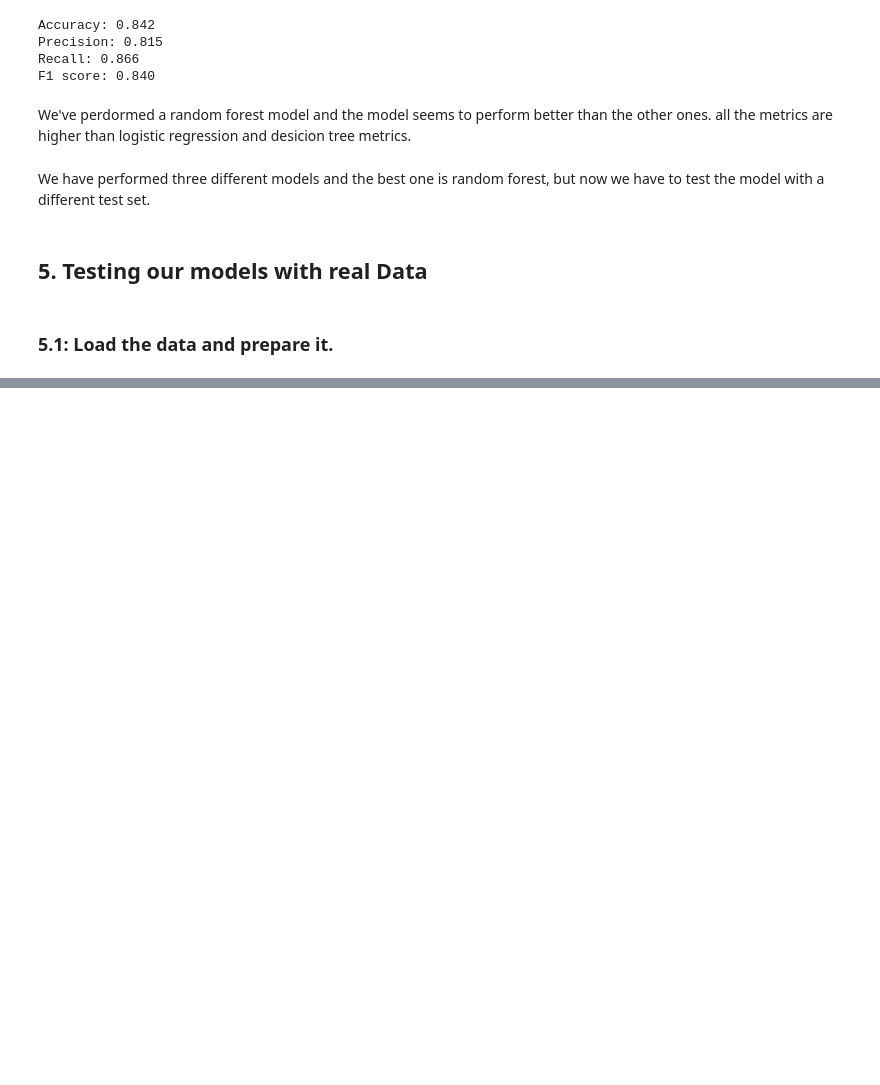
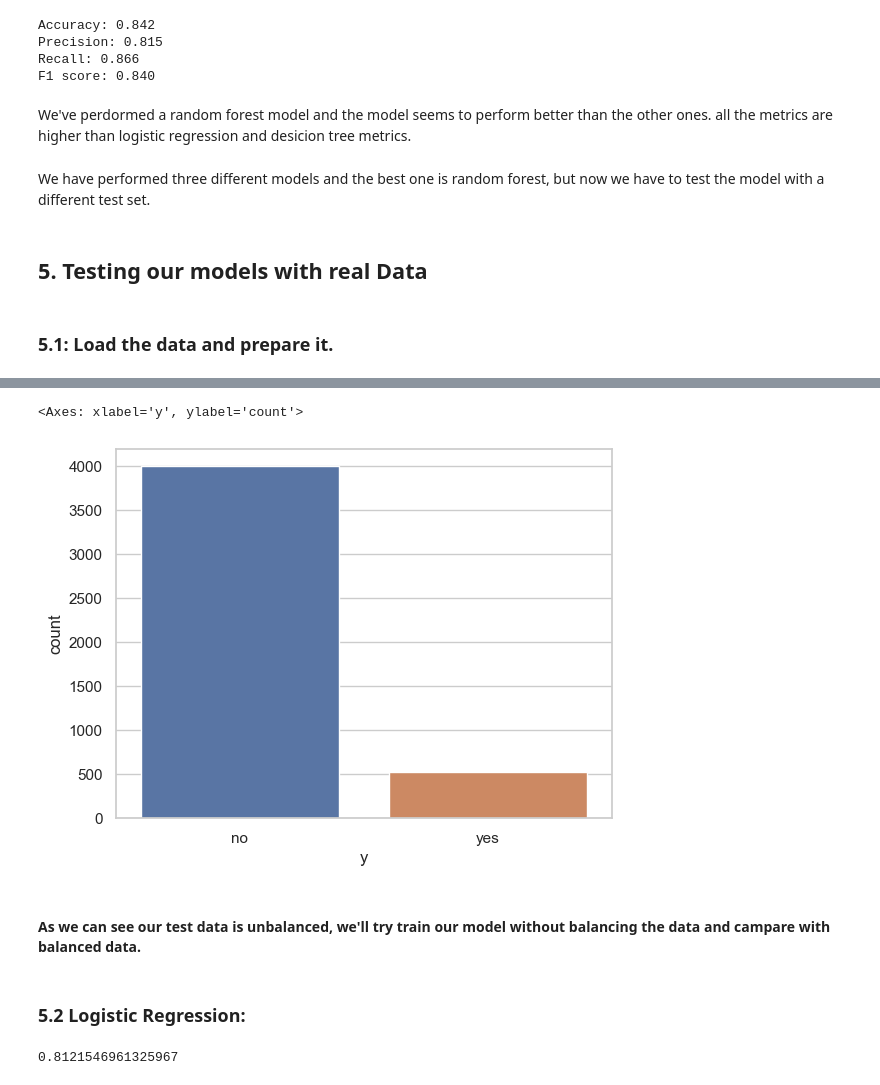
Before and after one commit to Natanael20098/Bank_project-Coderhouse, a Jupyter notebook: Banking_dataset.ipynb, the cells around one changed output, grey strips where cells are left out. Drawn from its saved outputs; the diff is of its cells as text; code cells hidden in the pictures; blank space fills up the shorter version.

```diff
--- a/Banking_dataset.ipynb
+++ b/Banking_dataset.ipynb
@@ -1138,0 +721,4 @@ weighted avg       0.84      0.88      0.83      4521
+# %%
+# first we load the data.
+bank_test = pd.read_csv('test.csv', sep=';')
+bank_test.info()
@@ -1138,0 +762,20 @@ weighted avg       0.84      0.88      0.83      4521
+# %%
+# Let's see if our test set is unbalanced
+sns.countplot(data=bank_test, x='y')
+# %% [output]
+<Axes: xlabel='y', ylabel='count'>
+[figure, added]
+# %% [markdown]
+#### As we can see our test data is unbalanced, we'll try train our model without balancing the data and campare with balanced data.
+# %% [markdown]
+### 5.2 Logistic Regression:
+# %%
+X_train, X_test, y_train, y_test = train_test_split(X_t,y_t,test_size=0.2, random_state=42)
+
+log_reg = LogisticRegression()
+log_reg.fit(X_train, y_train)
+
+score = logreg.score(X_test,y_test)
+print(score)
+# %% [output]
+0.8121546961325967
```
Also changed, not shown: parts of 73 cells of this notebook, 1 other file.
